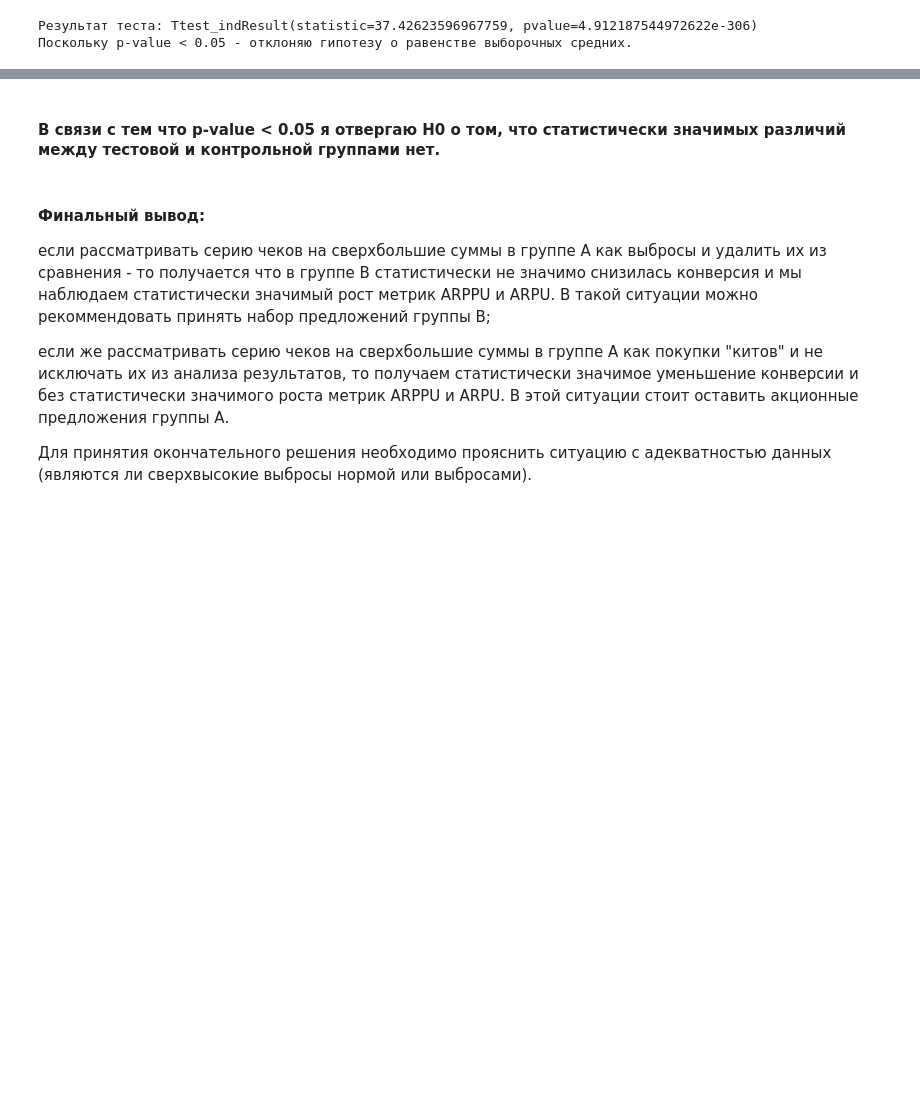
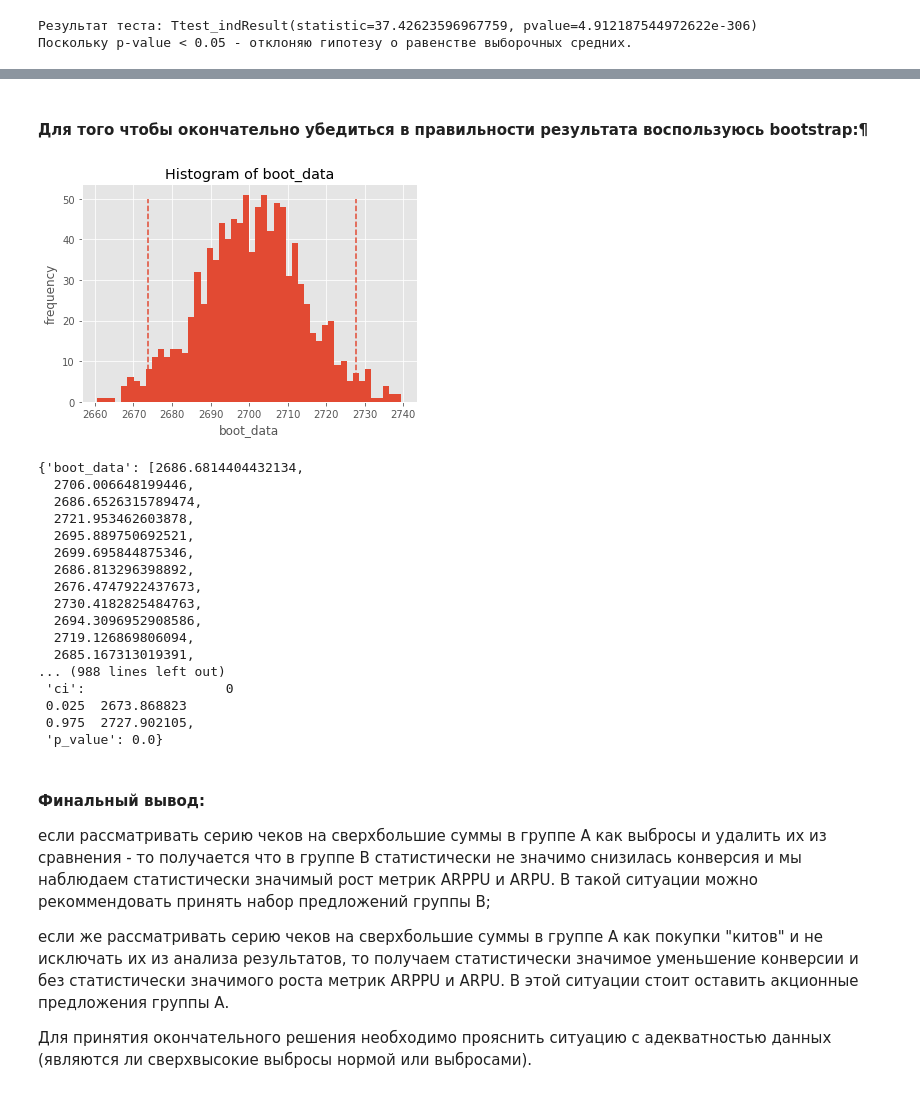
Before and after one commit to SergeyOshemkov/My-data-analysis-in-Python, a Jupyter notebook: Projects in progress/2nd project in progress/1_project.ipynb, the cells around one changed output, grey strips where cells are left out. Cells and saved outputs as stored; diff of their text form; code cells hidden in the pictures; blank space fills up the shorter version.

```diff
--- a/Projects in progress/2nd project in progress/1_project.ipynb
+++ b/Projects in progress/2nd project in progress/1_project.ipynb
@@ -676,5 +873,26 @@ u_test(test.revenue, control.query('revenue < 3500').revenue)
-# %% [markdown]
-#### В связи с тем что р-value < 0.05 я отвергаю Н0 о том, что статистически значимых различий между тестовой и контрольной группами нет.
+# %% [markdown]
+#### Для того чтобы окончательно убедиться в правильности результата воспользуюсь bootstrap:¶
+# %%
+get_bootstrap(test.query('revenue > 0').revenue, control.query('revenue > 0 & revenue < 3500').revenue)
+# %% [output]
+[figure, added]
+{'boot_data': [2686.6814404432134,
+  2706.006648199446,
+  2686.6526315789474,
+  2721.953462603878,
+  2695.889750692521,
+  2699.695844875346,
+  2686.813296398892,
+  2676.4747922437673,
+  2730.4182825484763,
+  2694.3096952908586,
+  2719.126869806094,
+  2685.167313019391,
+... (988 lines left out)
+ 'ci':                  0
+ 0.025  2673.868823
+ 0.975  2727.902105,
+ 'p_value': 0.0}
 # %% [markdown]
 #### Финальный вывод:
 
```
Also changed, not shown: parts of 22 cells of this notebook.
